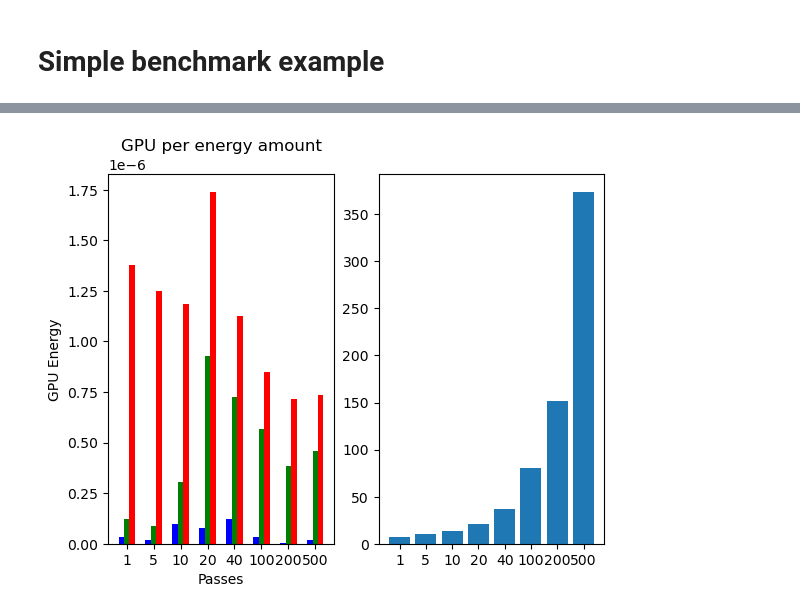
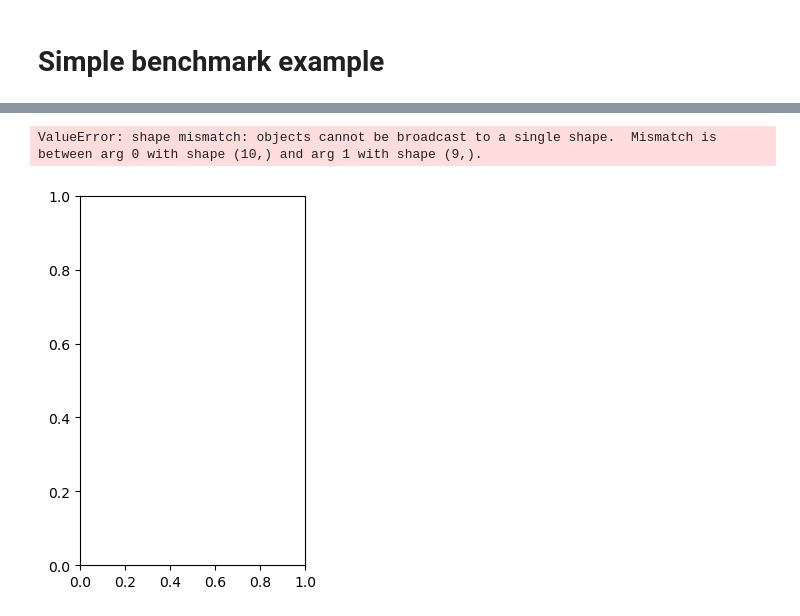
Before and after one commit to kallepronk/LLM-efficiency-benchmark, a Jupyter notebook: notebooks/simple-example.ipynb, the cells around one changed output, grey strips where cells are left out. Cells and saved outputs as stored; diff of their text form; code cells hidden in the pictures.

```diff
--- a/notebooks/simple-example.ipynb
+++ b/notebooks/simple-example.ipynb
@@ -83,61 +87,62 @@ import json
 # Graph data
 
 
 def data_from_json(file: str, type: str) -> [float]:
     data = json.load(open(file))
 
-    return [data["runs"][0][type], data["runs"][1][type], data["runs"][2][type], data["runs"][3][type], data["runs"][4][type], data["runs"][5][type], data["runs"][6][type], data["runs"][7][type]]
+    return [data["runs"][0][type], data["runs"][1][type], data["runs"][2][type], data["runs"][3][type], data["runs"][4][type], data["runs"][5][type], data["runs"][6][type], data["runs"][7][type], data["runs"][8][type], data["runs"][9][type]]
 
 
-x = np.arange(8)
+x = np.arange(10)
 
-results1 = data_from_json("resultsV2.json", "gpu_energy")
-results2 = data_from_json("resultsV3.json", "gpu_energy")
-results3 = data_from_json("results_with_encoding-20241203-174821.json", "gpu_energy")
-results4 = data_from_json("results_with_encoding-20241203-195144.json", "gpu_energy")
-results5 = data_from_json("results_with_encoding-20241203-200703.json", "gpu_energy")
+results1 = data_from_json("results_with_encoding-20241217-132248.json", "gpu_energy")
+#  results2 = data_from_json("resultsV3.json", "gpu_energy")
+#   results3 = data_from_json("results_with_encoding-20241203-174821.json", "gpu_energy")
+#   results4 = data_from_json("results_with_encoding-20241203-195144.json", "gpu_energy")
+#   results5 = data_from_json("results_with_encoding-20241203-200703.json", "gpu_energy")
 
-ram_energy1 = data_from_json("resultsV2.json", "ram_energy")
-ram_energy2 = data_from_json("resultsV3.json", "ram_energy")
-ram_energy3 = data_from_json("results_with_encoding-20241203-174821.json", "ram_energy")
-ram_energy4 = data_from_json("results_with_encoding-20241203-195144.json", "ram_energy")
-ram_energy5 = data_from_json("results_with_encoding-20241203-200703.json", "ram_energy")
+ram_energy1 = data_from_json("results_with_encoding-20241217-132248.json", "ram_energy")
+#   ram_energy2 = data_from_json("resultsV3.json", "ram_energy")
+#   ram_energy3 = data_from_json("results_with_encoding-20241203-174821.json", "ram_energy")
+#   ram_energy4 = data_from_json("results_with_encoding-20241203-195144.json", "ram_energy")
+#   ram_energy5 = data_from_json("results_with_encoding-20241203-200703.json", "ram_energy")
 
-cpu_energy1 = data_from_json("resultsV2.json", "cpu_energy")
-cpu_energy2 = data_from_json("resultsV3.json", "cpu_energy")
-cpu_energy3 = data_from_json("results_with_encoding-20241203-174821.json", "cpu_energy")
-cpu_energy4 = data_from_json("results_with_encoding-20241203-195144.json", "cpu_energy")
-cpu_energy5 = data_from_json("results_with_encoding-20241203-200703.json", "cpu_energy")
+cpu_energy1 = data_from_json("results_with_encoding-20241217-132248.json", "cpu_energy")
+#   cpu_energy2 = data_from_json("resultsV3.json", "cpu_energy")
+#   cpu_energy3 = data_from_json("results_with_encoding-20241203-174821.json", "cpu_energy")
+#   cpu_energy4 = data_from_json("results_with_encoding-20241203-195144.json", "cpu_energy")
+#   cpu_energy5 = data_from_json("results_with_encoding-20241203-200703.json", "cpu_energy")
 
-duration1 = data_from_json("resultsV2.json", "duration")
-duration2 = data_from_json("resultsV3.json", "duration")
-duration3 = data_from_json("results_with_encoding-20241203-174821.json", "duration")
-duration4 = data_from_json("results_with_encoding-20241203-195144.json", "duration")
-duration5 = data_from_json("results_with_encoding-20241203-200703.json", "duration")
+duration1 = data_from_json("results_with_encoding-20241217-132248.json", "duration")
+#   duration2 = data_from_json("resultsV3.json", "duration")
+#   duration3 = data_from_json("results_with_encoding-20241203-174821.json", "duration")
+#   duration4 = data_from_json("results_with_encoding-20241203-195144.json", "duration")
+#   duration5 = data_from_json("results_with_encoding-20241203-200703.json", "duration")
 
 
-x_values = [1, 5, 10, 20, 40, 100, 200, 500]
+x_values = [1, 5, 10, 20, 40, 100, 200, 500, 1000, 2000]
 
-gpu = np.divide(np.mean([results1, results2, results3, results4, results5], axis=0), x_values)
-ram = np.divide(np.mean([ram_energy1, ram_energy2, ram_energy3, ram_energy4, ram_energy5], axis=0), x_values)
-cpu = np.divide(np.mean([cpu_energy1, cpu_energy2, cpu_energy3, cpu_energy4, cpu_energy5], axis=0), x_values)
-time = np.mean([duration1, duration2, duration3, duration4, duration5], axis=0)
+gpu = np.divide(np.mean([results1], axis=0), x_values)
+ram = np.divide(np.mean([ram_energy1], axis=0), x_values)
+cpu = np.divide(np.mean([cpu_energy1], axis=0), x_values)
+time = np.mean([duration1], axis=0)
 
-x_labels = ["1", "5", "10", "20", "40", "100", "200", "500"]
+x_labels = ["1", "5", "10", "20", "40", "100", "200", "500", "1000", "2000"]
 plt.subplot(1, 2, 1)
-plt.bar(x-0.2, gpu, color="b", align="center", width=0.2)
+plt.bar(x-0.2, gpu, color="g", align="center", width=0.2)
 plt.bar(x+0.2, ram, color="r", align="center", width=0.2)
-plt.bar(x, cpu, color="g", align="center", width=0.2)
+plt.bar(x, cpu, color="b", align="center", width=0.2)
 
 plt.xlabel("Passes")
 plt.ylabel("GPU Energy")
 plt.title("GPU per energy amount")
 plt.xticks(x, x_labels)
 
 plt.subplot(1, 2, 2)
 plt.bar(x, time)
 plt.xticks(x, x_labels)
 
 plt.show()
 # %% [output]
+ValueError: shape mismatch: objects cannot be broadcast to a single shape.  Mismatch is between arg 0 with shape (10,) and arg 1 with shape (9,).
-[figure, old version]
+[figure, new version]
```
Also changed, not shown: parts of 2 cells of this notebook, 1 other file.
